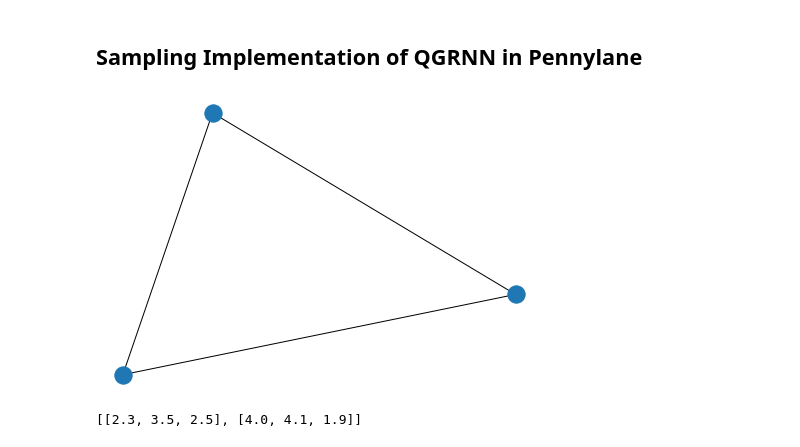
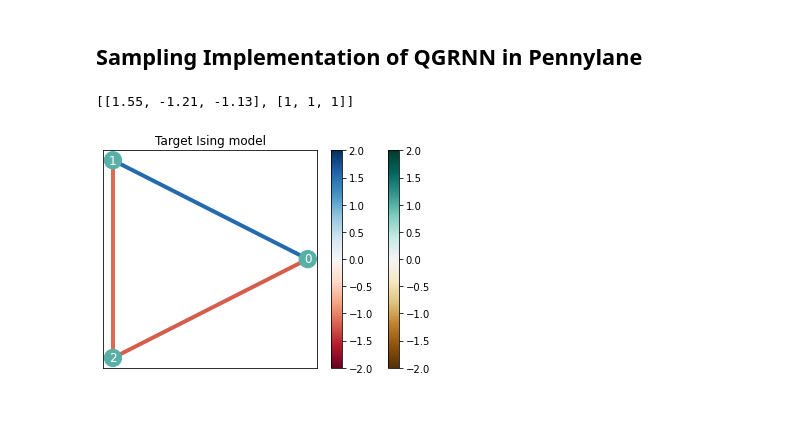
Before and after one commit to Lucaman99/openqml, a Jupyter notebook: notebooks/qgnn_pennylane_new.ipynb, the cells around one changed output. Saved outputs shown, nothing was run; the diff lists cells and outputs as text; code cells hidden in the pictures; blank space fills up the shorter version.

```diff
--- a/notebooks/qgnn_pennylane_new.ipynb
+++ b/notebooks/qgnn_pennylane_new.ipynb
@@ -14,26 +14,59 @@ import pennylane as qml
 # %%
 # Initialize the device on which the simulation is run
 
 qubit_number = 3
 qubits = range(0, 3)
 vqe_dev = qml.device("default.qubit", wires=qubit_number)
 
 # Creates the graph structure of the quantum system
 
 ising_graph = nx.Graph()
 ising_graph.add_nodes_from(range(0, qubit_number))
 ising_graph.add_edges_from([(0, 1), (1, 2), (2, 0)])
 
+'''
 nx.draw(ising_graph)
 plt.show()
+'''
 
 # Creates parameters
 
-matrix_params = [[random.randint(10, 50)/10 for i in range(0, 3)] for j in range(0, 2)]
+matrix_params = [[random.randint(-200, 200)/100 for i in range(0, 3)] for j in range(0, 1)]
+matrix_params.append([1, 1, 1])
 print(matrix_params)
+
+def draw(graph, pos, weights, biases, title):
+    label = {i:'{}'.format(i) for i in graph.nodes}
+    edge_options = {
+        "edge_color": weights,
+        "width": 4,
+        "edge_cmap": plt.cm.RdBu,
+        "edge_vmin" : -2,
+        "edge_vmax" : 2,
+    }
+    node_options = {
+        "node_color": biases,
+        "cmap": plt.cm.BrBG,
+        "vmin" : -2,
+        "vmax" : 2,
+    }
+    nx.draw_networkx_labels(graph, pos, label, font_color="w")
+    nodes = nx.draw_networkx_nodes(graph, pos, **node_options)
+    edges = nx.draw_networkx_edges(graph, pos, **edge_options)
+    edges.set_cmap(plt.cm.RdBu)
+    edges.set_clim(-2, 2)
+
+    plt.title(title)
+    plt.colorbar(nodes)
+    plt.colorbar(edges)
+    plt.show()
+
+
+pos = nx.circular_layout(ising_graph)
+draw(ising_graph, pos, matrix_params[0], matrix_params[1], 'Target Ising model')
 # %% [output]
+[[1.55, -1.21, -1.13], [1, 1, 1]]
-[figure, old version]
+[figure, new version]
-[[2.3, 3.5, 2.5], [4.0, 4.1, 1.9]]
 # %%
 # Defines the RZZ gate, in terms of gates in the standard basis set
 
```
Also changed, not shown: parts of 8 cells of this notebook, 10 other files.
